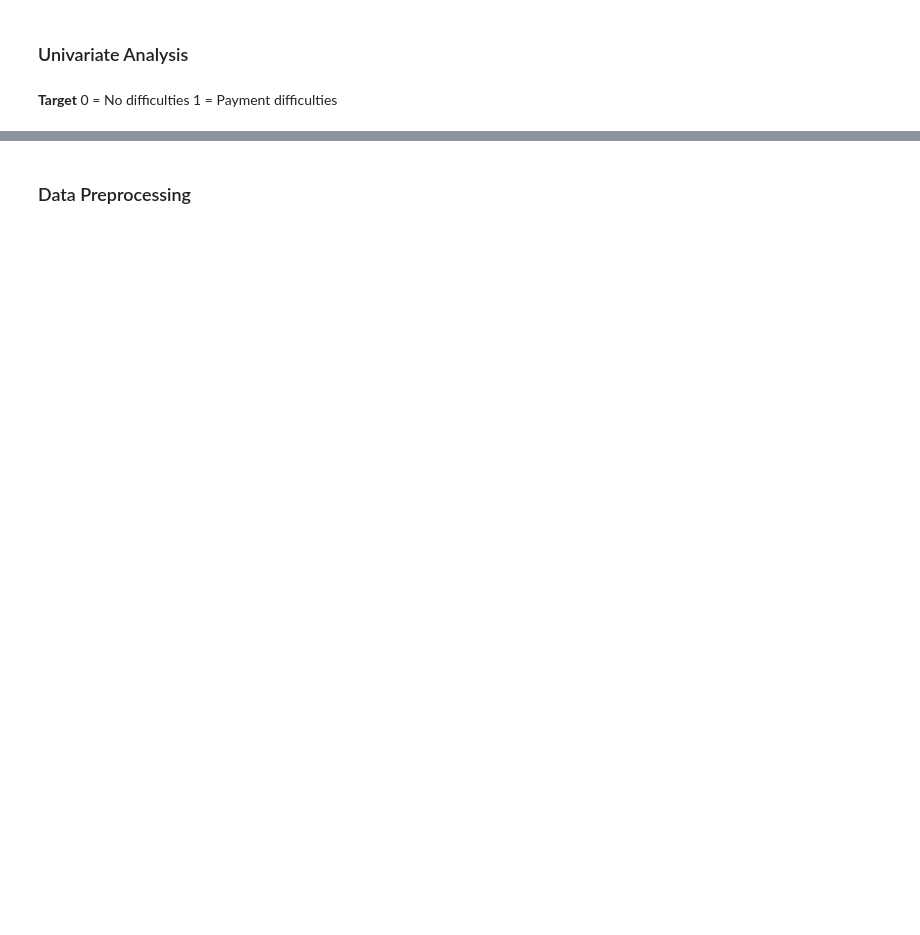
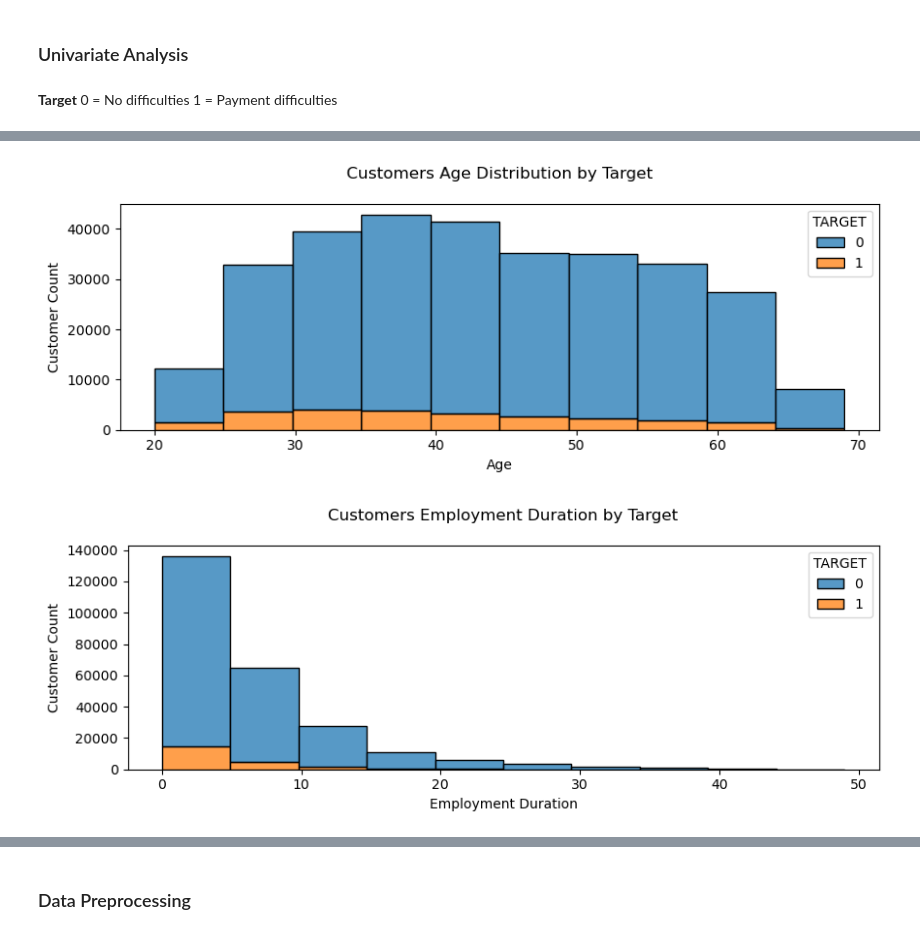
Before and after one commit to regitafif/PBI_HomeCreditScorecard, a Jupyter notebook: scorecard model.ipynb, the cells around one changed output, grey strips where cells are left out. Cells and saved outputs as stored; diff of their text form; code cells hidden in the pictures; blank space fills up the shorter version.

```diff
--- a/scorecard model.ipynb
+++ b/scorecard model.ipynb
@@ -273,0 +522,38 @@ plt.show()
+# %%
+# age
+dfeda['AGE'] = dfeda['DAYS_BIRTH'] / -365
+dfeda['AGE'] = dfeda['AGE'].astype(int)
+
+# employed duration
+dfeda['EMPLOYMENT_DURATION'] = dfeda['DAYS_EMPLOYED'] / -365
+dfeda['EMPLOYMENT_DURATION'] = dfeda['EMPLOYMENT_DURATION'].astype(int)
+
+# registration duration
+dfeda['REGISTRATION_DURATION'] = dfeda['DAYS_REGISTRATION'] / -365
+dfeda['REGISTRATION_DURATION'] = dfeda['REGISTRATION_DURATION'].astype(int)
+
+# last identity change
+dfeda['LAST_ID_CHANGE'] = dfeda['DAYS_ID_PUBLISH'] / -365
+dfeda['LAST_ID_CHANGE'] = dfeda['LAST_ID_CHANGE'].astype(int)
+
+# last phone change
+dfeda['LAST_PHONE_CHANGE'] = dfeda['DAYS_LAST_PHONE_CHANGE'] / -365
+dfeda['LAST_PHONE_CHANGE'] = dfeda['LAST_PHONE_CHANGE'].astype(int)
+# %%
+plt.figure(figsize=(10, 3))
+sns.histplot(data=dfeda, x='AGE', hue='TARGET', bins=10, edgecolor='black', multiple='stack')
+plt.title('Customers Age Distribution by Target\n')
+plt.xlabel('Age')
+plt.ylabel('Customer Count')
+plt.show()
+
+plt.figure(figsize=(10, 3))
+valid_data = dfeda[dfeda['EMPLOYMENT_DURATION'] != -1000]
+sns.histplot(data=valid_data, x='EMPLOYMENT_DURATION', hue='TARGET', bins=10, edgecolor='black', multiple='stack')
+plt.title('Customers Employment Duration by Target\n')
+plt.xlabel('Employment Duration')
+plt.ylabel('Customer Count')
+plt.show()
+# %% [output]
+[figure, added]
+[figure, added]
```
Also changed, not shown: parts of 54 cells of this notebook.
